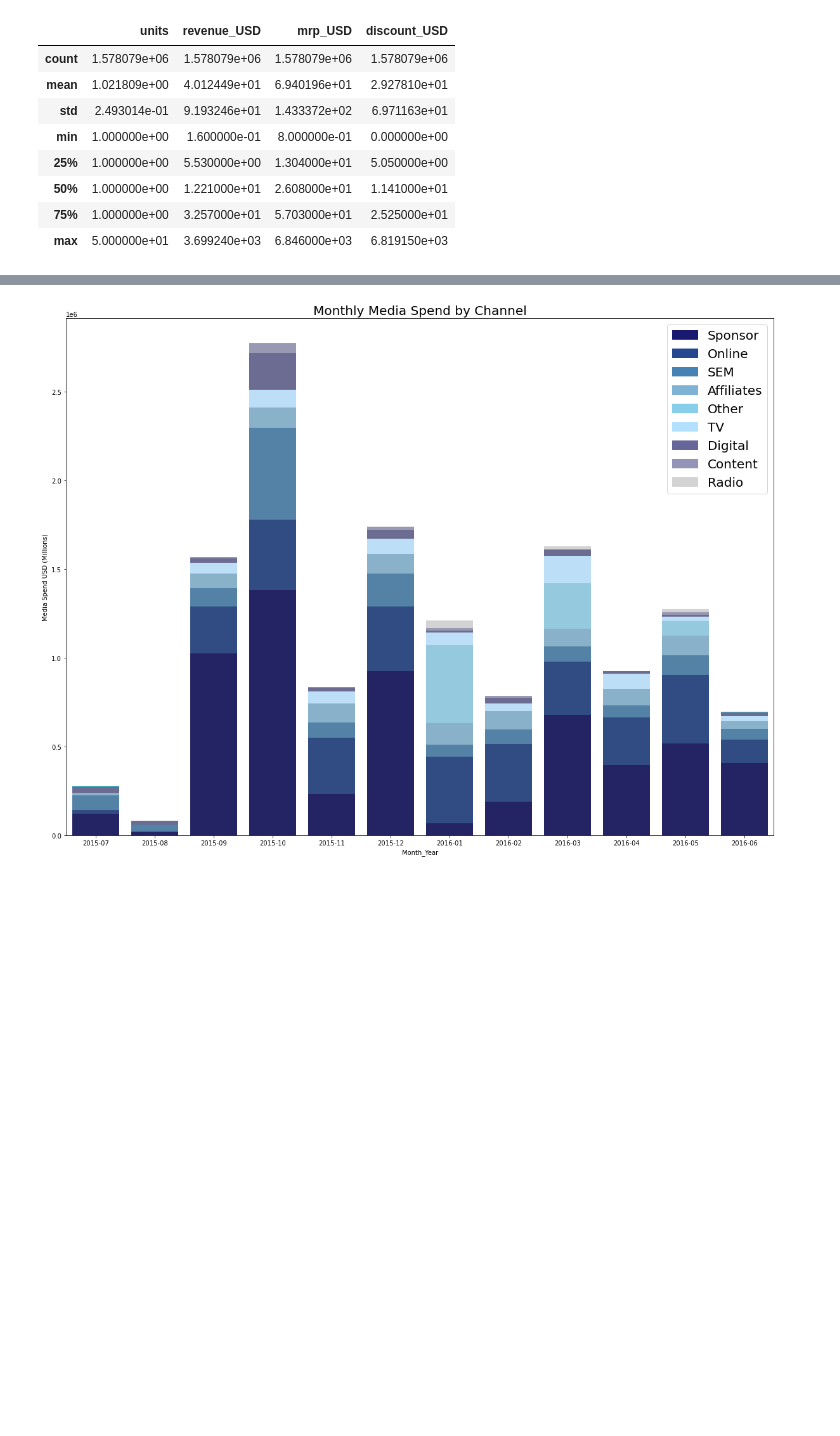
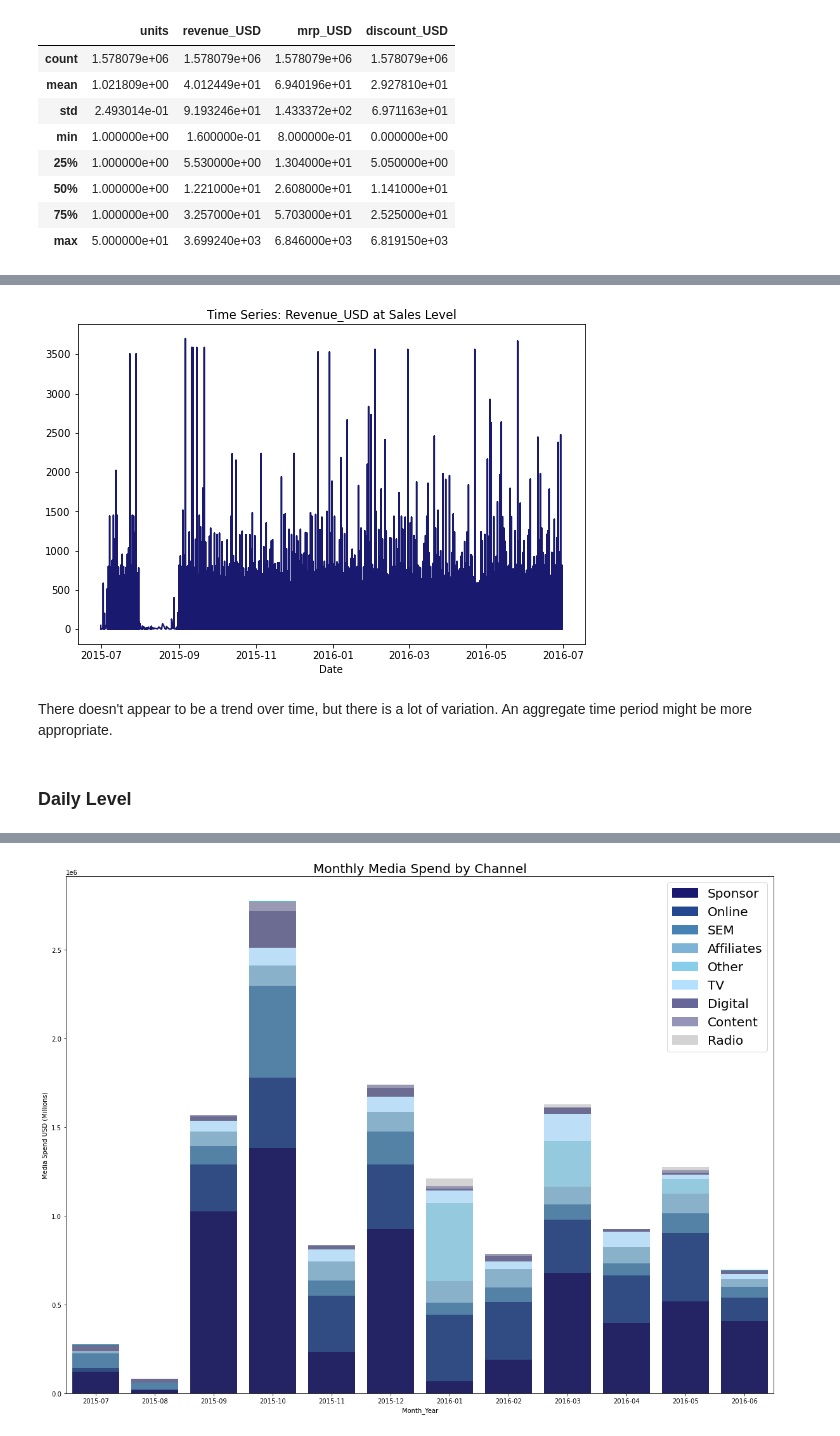
Before and after one commit to rrmahr/Marketing-Mix-Model, a Jupyter notebook: a_Notebooks/b_EDA.ipynb, the cells around one changed output, grey strips where cells are left out. Saved outputs shown, nothing was run; the diff lists cells and outputs as text; code cells hidden in the pictures; blank space fills up the shorter version.

```diff
--- a/a_Notebooks/b_EDA.ipynb
+++ b/a_Notebooks/b_EDA.ipynb
@@ -138,0 +224,16 @@ media_df.describe()
+# %%
+#Revenue
+
+#Create plots
+plt.figure(figsize=(20,20))
+plt.subplot(3,2,1)
+plt.plot(sales_df['Date'], sales_df['revenue_USD'], color='midnightblue', label='Total')
+plt.xlabel('Date')
+plt.title('Time Series: Revenue_USD at Sales Level')
+plt.show()
+# %% [output]
+[figure, added]
+# %% [markdown]
+There doesn't appear to be a trend over time, but there is a lot of variation. An aggregate time period might be more appropriate.
+# %% [markdown]
+### Daily Level
```
Also changed, not shown: parts of 162 cells of this notebook.
